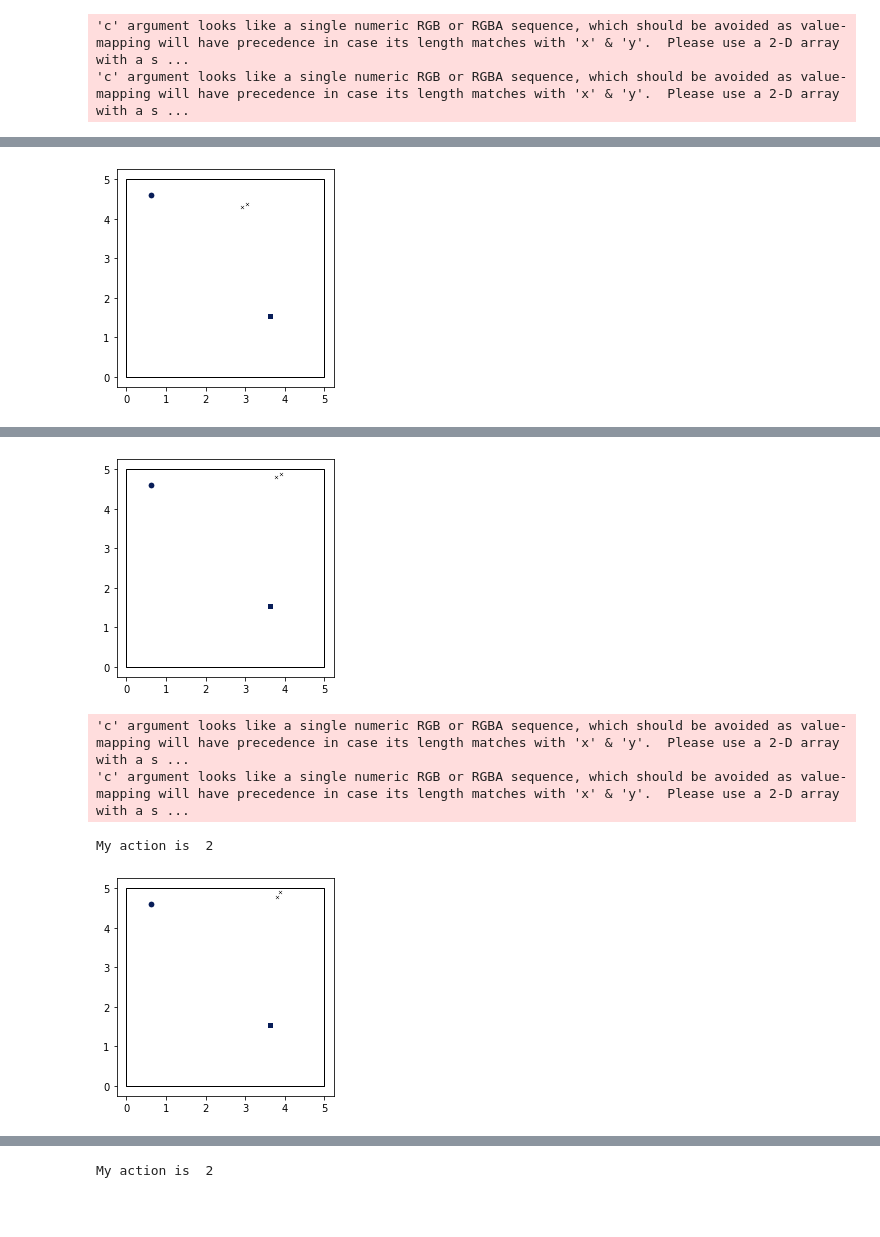
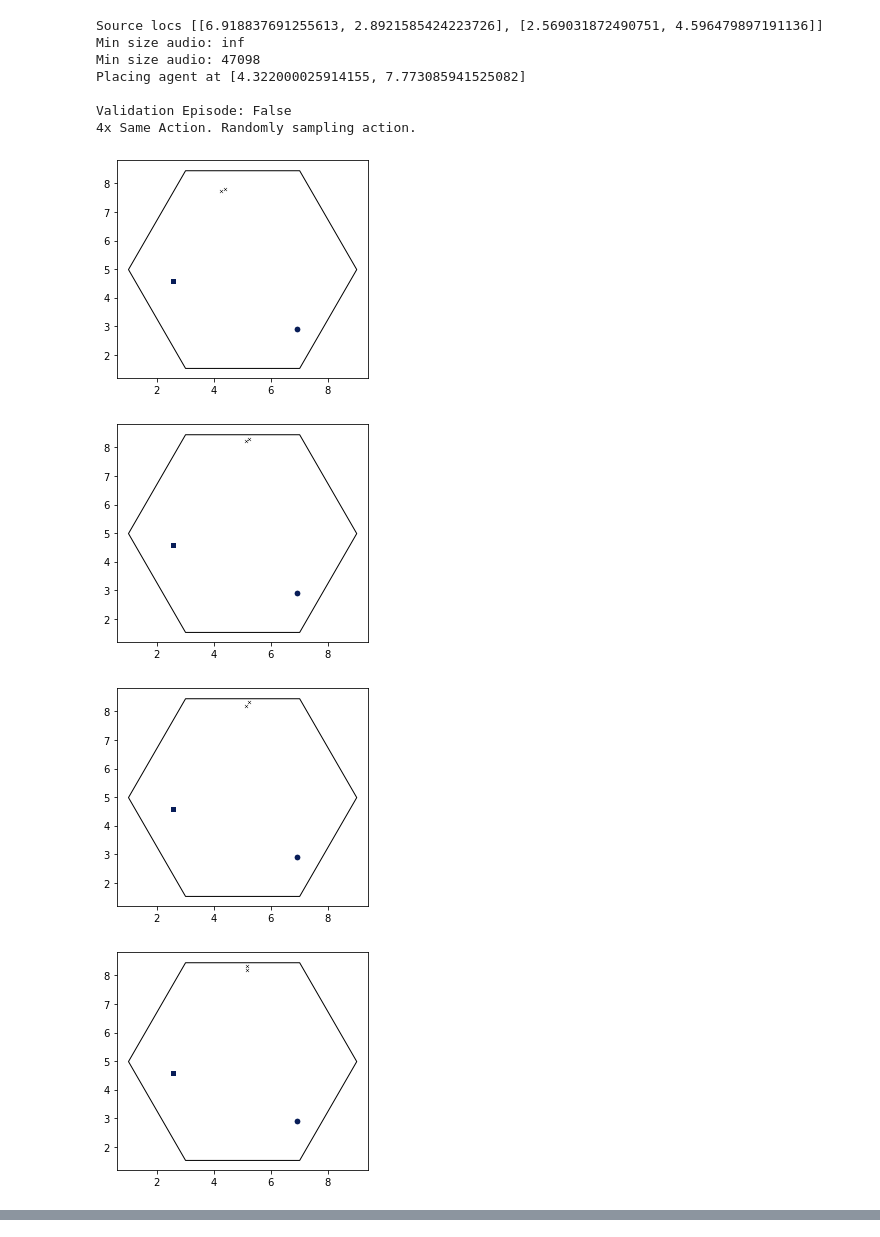
Before and after one commit to pseeth/otoworld, a Jupyter notebook: rl-audition/notebooks/tutorial.ipynb, the cells around one changed output, grey strips where cells are left out. Drawn from its saved outputs; the diff is of its cells as text; code cells hidden in the pictures; blank space fills up the shorter version.

Commit message:
None checks, perfect agent, and notebook

```diff
--- a/rl-audition/notebooks/tutorial.ipynb
+++ b/rl-audition/notebooks/tutorial.ipynb
@@ -39,0 +52,6 @@ The rooms are created using the Pyroomacoustics library. Users can create simple
+# %%
+# Create a square 5x5 room using room_types
+square_room = room_types.ShoeBox(x_length=5, y_length=5)
+
+# Create a hexagon room using room_types
+hexagon_room = room_types.Polygon(n=6, r=2, x_center=5, y_center=5)
@@ -39,0 +61,4 @@ The rooms are created using the Pyroomacoustics library. Users can create simple
+# %%
+# create buffer data folders and dataset
+utils.create_buffer_data_folders()
+dataset = BufferData(folder=constants.DIR_DATASET_ITEMS, to_disk=False)
@@ -40,28 +130,25 @@ The rooms are created using the Pyroomacoustics library. Users can create simple
 # %%
-room = room_types.ShoeBox(x_length=5, y_length=5)
-source_folders_dict = {"dry_recordings/dev/050" : 1, "dry_recordings/dev/051" : 1}
-# Uncomment for Polygon Room
-# room = room_types.Polygon(n=6, r=2, x_center=5, y_center=5)
-
-# Set up the gym environment
 env = gym.make(
     "audio-room-v0",
     source_folders_dict=source_folders_dict,
-    room_config=room.generate(),
-    corners=room.corners,
+    room_config=hexagon_room.generate(),
+    corners=hexagon_room.corners,
     max_order=10,
     step_size=1.0,
     num_sources=2,
     acceptable_radius=1.0
 )
-
-# discuss the dataset management
-# create buffer data folders
-utils.create_buffer_data_folders()
-dataset = BufferData(folder=constants.DIR_DATASET_ITEMS, to_disk=True)
-
 agent = PerfectAgent(env, dataset, show_room=True, play_audio=False, max_steps=100)
 agent.fit()
 # %% [output]
-'c' argument looks like a single numeric RGB or RGBA sequence, which should be avoided as value-mapping will have precedence in case its length matches with 'x' & 'y'.  Please use a 2-D array with a s ...
-'c' argument looks like a single numeric RGB or RGBA sequence, which should be avoided as value-mapping will have precedence in case its length matches with 'x' & 'y'.  Please use a 2-D array with a s ...
+Source locs [[6.918837691255613, 2.8921585424223726], [2.569031872490751, 4.596479897191136]]
+Min size audio: inf
+Min size audio: 47098
+Placing agent at [4.322000025914155, 7.773085941525082]
+
+Validation Episode: False
+4x Same Action. Randomly sampling action.
+[figure, new version]
+[figure, new version]
+[figure, new version]
+[figure, new version]
@@ -75 +156,0 @@ Validation Episode: False
-[figure, old version]
@@ -78,5 +162,0 @@ Validation Episode: False
-[figure, old version]
-'c' argument looks like a single numeric RGB or RGBA sequence, which should be avoided as value-mapping will have precedence in case its length matches with 'x' & 'y'.  Please use a 2-D array with a s ...
-'c' argument looks like a single numeric RGB or RGBA sequence, which should be avoided as value-mapping will have precedence in case its length matches with 'x' & 'y'.  Please use a 2-D array with a s ...
-My action is  2
-[figure, old version]
@@ -85 +162,0 @@ My action is  2
-My action is  2
```
Also changed, not shown: parts of 15 cells of this notebook, 1 other file.
